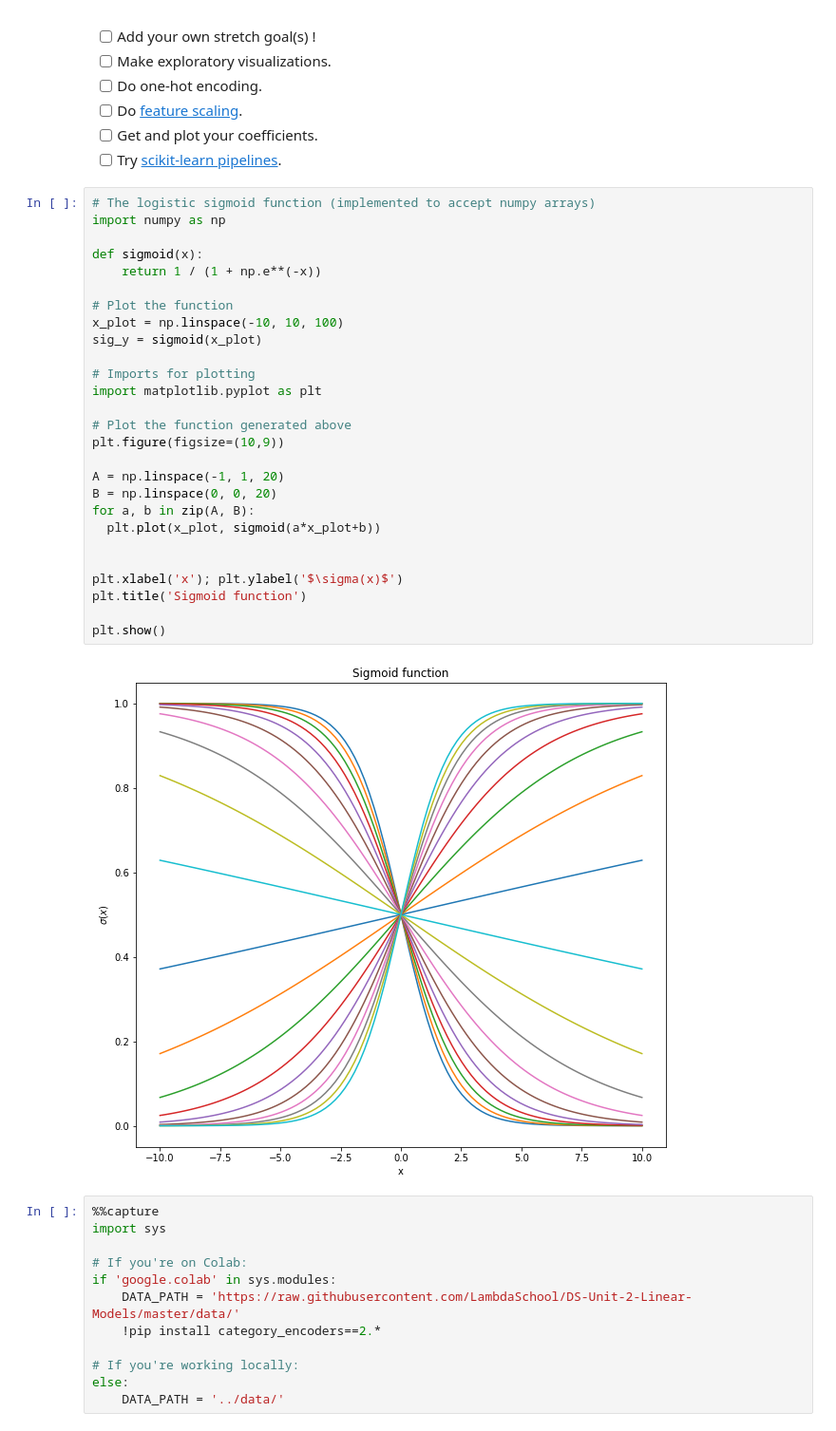
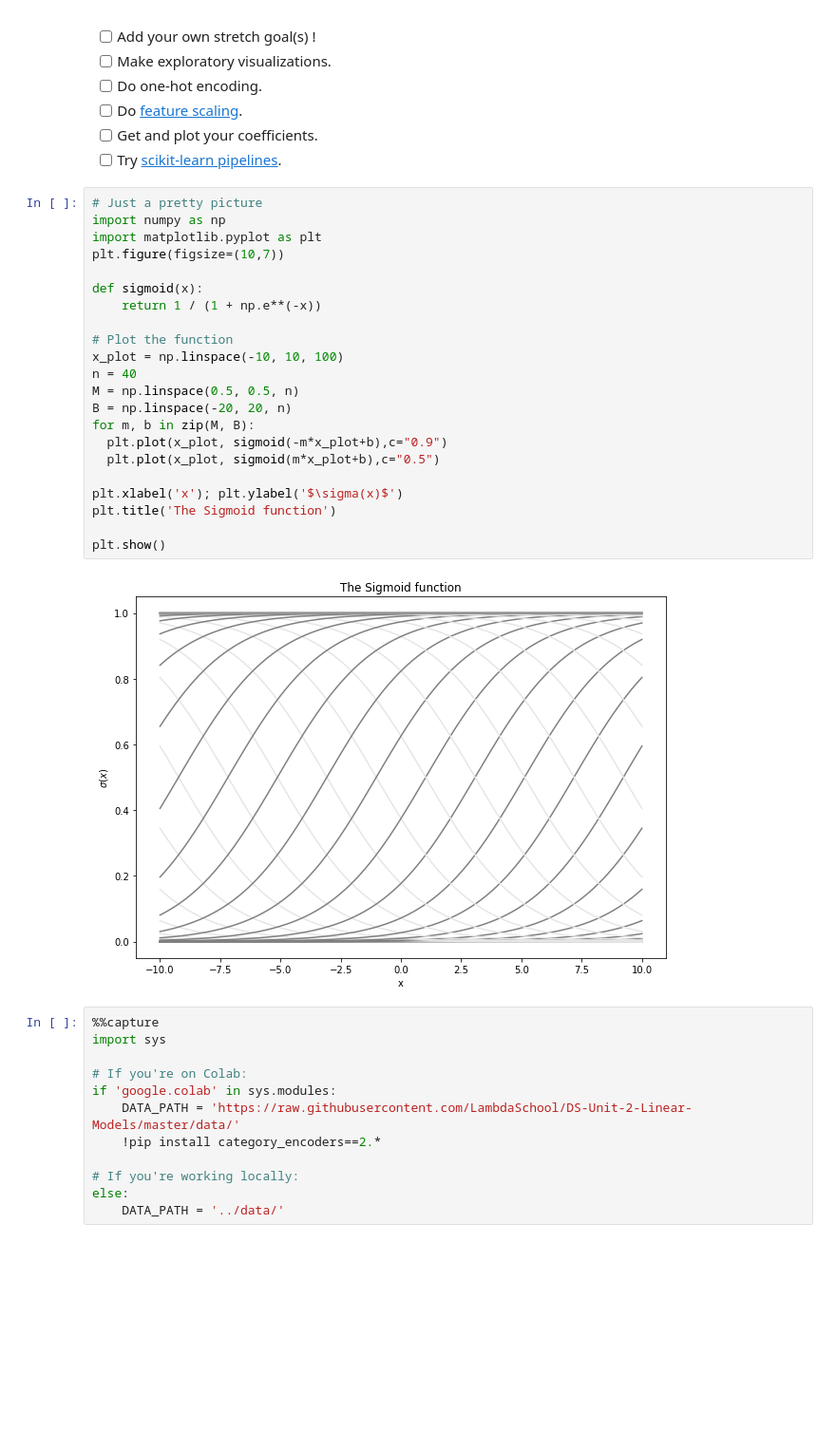
Before and after one commit to jrslagle/DS-Unit-2-Linear-Models, a Jupyter notebook: module4-logistic-regression/LS_DS_214_assignment.ipynb, the cells around one changed output. Shown: that part at 95% size. Saved outputs shown, nothing was run; the diff lists cells and outputs as text; blank space fills up the shorter version.

```diff
--- a/module4-logistic-regression/LS_DS_214_assignment.ipynb
+++ b/module4-logistic-regression/LS_DS_214_assignment.ipynb
@@ -31,34 +31,29 @@ You'll use a [**dataset of 400+ burrito reviews**](https://srcole.github.io/100b
 - [ ] Get and plot your coefficients.
 - [ ] Try [scikit-learn pipelines](https://scikit-learn.org/stable/modules/compose.html).
 # %%
-# The logistic sigmoid function (implemented to accept numpy arrays)
+# Just a pretty picture
 import numpy as np
+import matplotlib.pyplot as plt
+plt.figure(figsize=(10,7))
 
 def sigmoid(x):
     return 1 / (1 + np.e**(-x))
 
 # Plot the function
 x_plot = np.linspace(-10, 10, 100)
-sig_y = sigmoid(x_plot)
-
-# Imports for plotting
-import matplotlib.pyplot as plt
-
-# Plot the function generated above
-plt.figure(figsize=(10,9))
-
-A = np.linspace(-1, 1, 20)
-B = np.linspace(0, 0, 20)
-for a, b in zip(A, B):
-  plt.plot(x_plot, sigmoid(a*x_plot+b))
-
+n = 40
+M = np.linspace(0.5, 0.5, n)
+B = np.linspace(-20, 20, n)
+for m, b in zip(M, B):
+  plt.plot(x_plot, sigmoid(-m*x_plot+b),c="0.9")
+  plt.plot(x_plot, sigmoid(m*x_plot+b),c="0.5")
 
 plt.xlabel('x'); plt.ylabel('$\sigma(x)$')
-plt.title('Sigmoid function')
+plt.title('The Sigmoid function')
 
 plt.show()
 # %% [output]
-[figure, old version]
+[figure, new version]
 # %%
 %%capture
 import sys
```
Also changed, not shown: parts of 19 cells of this notebook.
